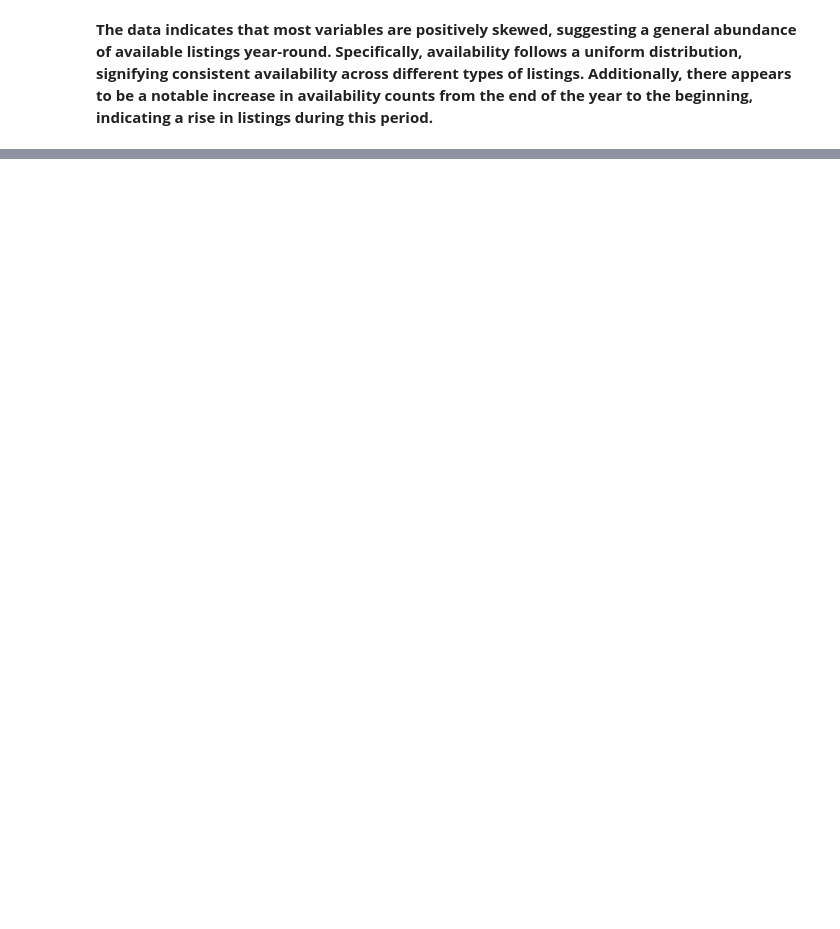
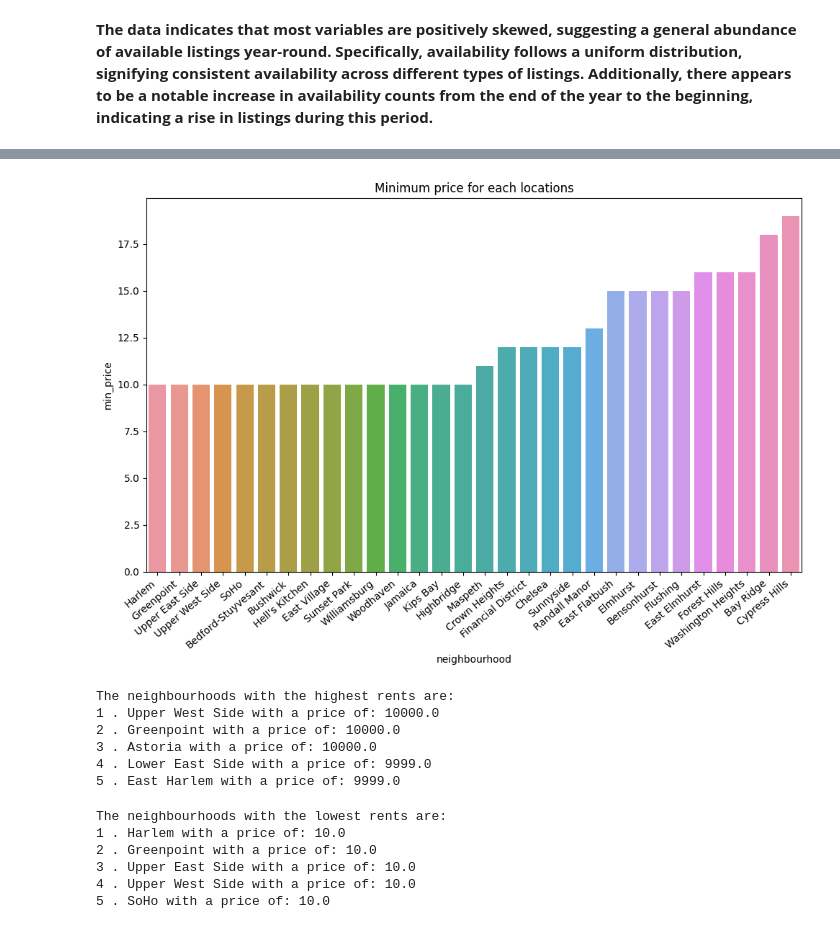
Before and after one commit to kumarsinghashu/AirBnb--Booking--Analysis, a Jupyter notebook: AirBnb_Booking_Analysis_Capstone_Project_EDA.ipynb, the cells around one changed output, grey strips where cells are left out. Cells and saved outputs as stored; diff of their text form; code cells hidden in the pictures; blank space fills up the shorter version.

```diff
--- a/AirBnb_Booking_Analysis_Capstone_Project_EDA.ipynb
+++ b/AirBnb_Booking_Analysis_Capstone_Project_EDA.ipynb
@@ -314,0 +387,35 @@ plt.tight_layout(h_pad=1, w_pad=0.8)
+# %%
+#Obtaining a dataframe that shows us the minimum price for each location.(Top 30 with lowest price)
+min_price_per_location = AirBnb_df.groupby('neighbourhood')['price'].min().reset_index().sort_values(['price'],ascending=True).rename(columns={'price':'min_price'}).head(30)
+plt.figure(figsize=(10,7))
+ax = sns.barplot(data=min_price_per_location,x='neighbourhood',y='min_price')
+ax.set_xticklabels(ax.get_xticklabels(), rotation=40, ha="right")
+plt.title("Minimum price for each locations")
+plt.tight_layout()
+plt.show()
+# %% [output]
+[figure, added]
+# %%
+#Printing the top 5 neighbourhoods with highest rent
+print("The neighbourhoods with the highest rents are:")
+for i in range(5):
+  print(i+1,'.', max_price_per_location.iloc[i]['neighbourhood'],'with a price of:',max_price_per_location.iloc[i]['max_price'])
+# %% [output]
+The neighbourhoods with the highest rents are:
+1 . Upper West Side with a price of: 10000.0
+2 . Greenpoint with a price of: 10000.0
+3 . Astoria with a price of: 10000.0
+4 . Lower East Side with a price of: 9999.0
+5 . East Harlem with a price of: 9999.0
+# %%
+#Printing the top 5 neighbourhoods with lowest rent
+print("The neighbourhoods with the lowest rents are:")
+for i in range(5):
+  print(i+1,'.', min_price_per_location.iloc[i]['neighbourhood'],'with a price of:',min_price_per_location.iloc[i]['min_price'])
+# %% [output]
+The neighbourhoods with the lowest rents are:
+1 . Harlem with a price of: 10.0
+2 . Greenpoint with a price of: 10.0
+3 . Upper East Side with a price of: 10.0
+4 . Upper West Side with a price of: 10.0
+5 . SoHo with a price of: 10.0
```
Also changed, not shown: parts of 21 cells of this notebook.
